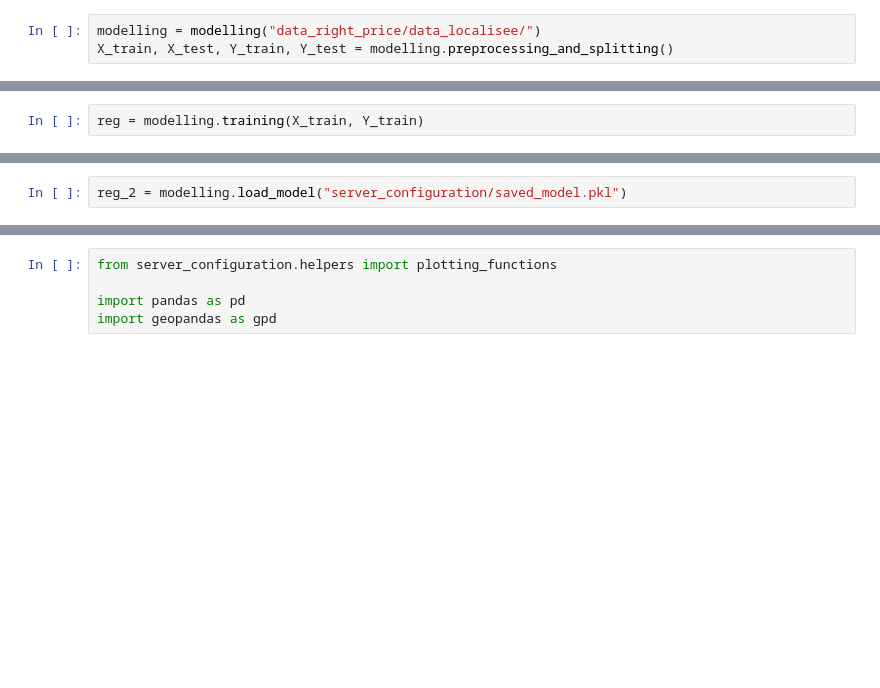
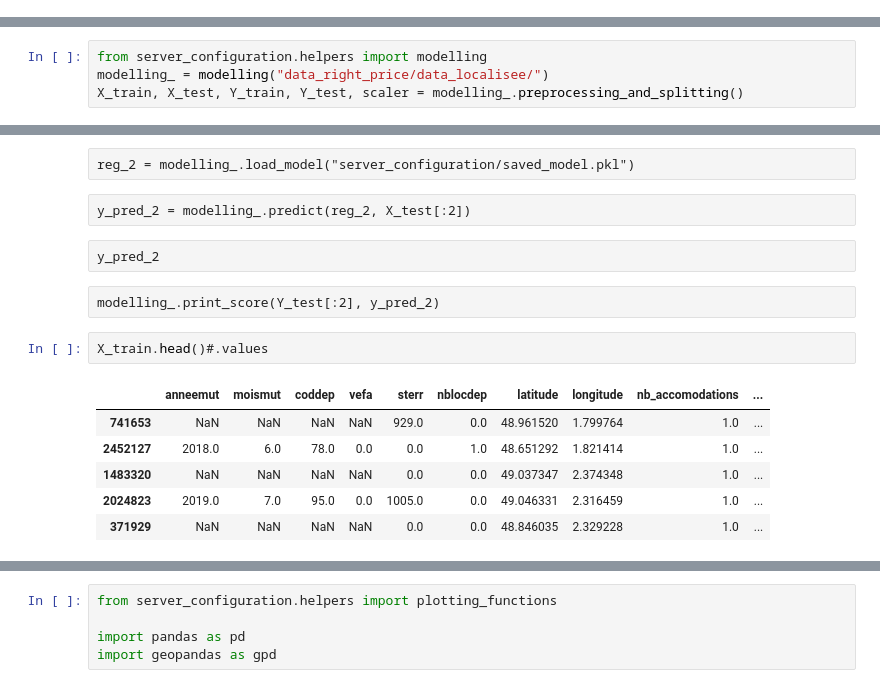
Before and after one commit to Juliette-De/the-right-price, a Jupyter notebook: test_py_file.ipynb, the cells around one changed output, grey strips where cells are left out. Drawn from its saved outputs; the diff is of its cells as text; blank space fills up the shorter version.

```diff
--- a/test_py_file.ipynb
+++ b/test_py_file.ipynb
@@ -7,3 +0,0 @@ y_pred = modelling.predict(reg, X_test)
-# %%
-modelling = modelling("data_right_price/data_localisee/")
-X_train, X_test, Y_train, Y_test = modelling.preprocessing_and_splitting()
@@ -12,2 +0,0 @@ X_train, X_test, Y_train, Y_test = modelling.preprocessing_and_splitting()
-# %%
-reg = modelling.training(X_train, Y_train)
@@ -23,2 +0,0 @@ MSE: 0.2613799188185116
-# %%
-reg_2 = modelling.load_model("server_configuration/saved_model.pkl")
@@ -37,0 +8,4 @@ MSE: 0.0159903420913555
+# %%
+from server_configuration.helpers import modelling
+modelling_ = modelling("data_right_price/data_localisee/")
+X_train, X_test, Y_train, Y_test, scaler = modelling_.preprocessing_and_splitting()
@@ -37,0 +35,17 @@ MSE: 0.0159903420913555
+# %% [raw]
+reg_2 = modelling_.load_model("server_configuration/saved_model.pkl")
+# %% [raw]
+y_pred_2 = modelling_.predict(reg_2, X_test[:2])
+# %% [raw]
+y_pred_2
+# %% [raw]
+modelling_.print_score(Y_test[:2], y_pred_2)
+# %%
+X_train.head()#.values
+# %% [output]
+|  | anneemut | moismut | coddep | vefa | sterr | nblocdep | latitude | longitude | nb_accomodations | ... |
+| 741653 | NaN | NaN | NaN | NaN | 929.0 | 0.0 | 48.961520 | 1.799764 | 1.0 | ... |
+| 2452127 | 2018.0 | 6.0 | 78.0 | 0.0 | 0.0 | 1.0 | 48.651292 | 1.821414 | 1.0 | ... |
+| 1483320 | NaN | NaN | NaN | NaN | 0.0 | 0.0 | 49.037347 | 2.374348 | 1.0 | ... |
+| 2024823 | 2019.0 | 7.0 | 95.0 | 0.0 | 1005.0 | 0.0 | 49.046331 | 2.316459 | 1.0 | ... |
+| 371929 | NaN | NaN | NaN | NaN | 0.0 | 0.0 | 48.846035 | 2.329228 | 1.0 | ... |
```
Also changed, not shown: parts of 37 cells of this notebook, 9 other files.
